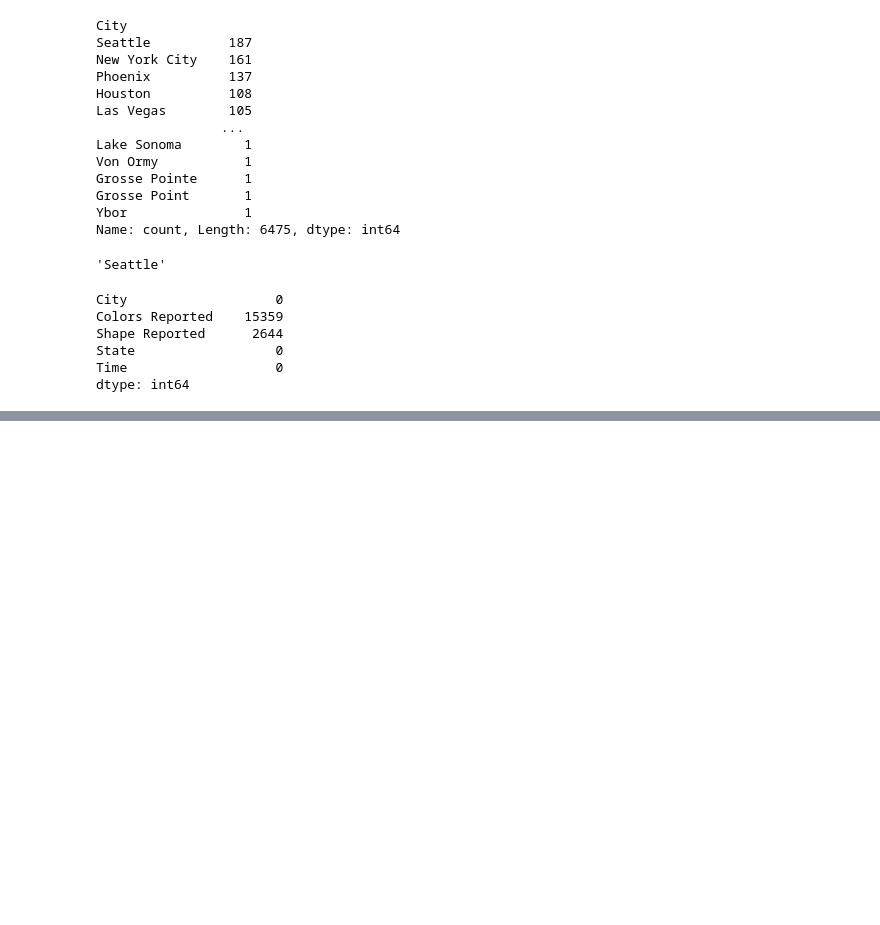
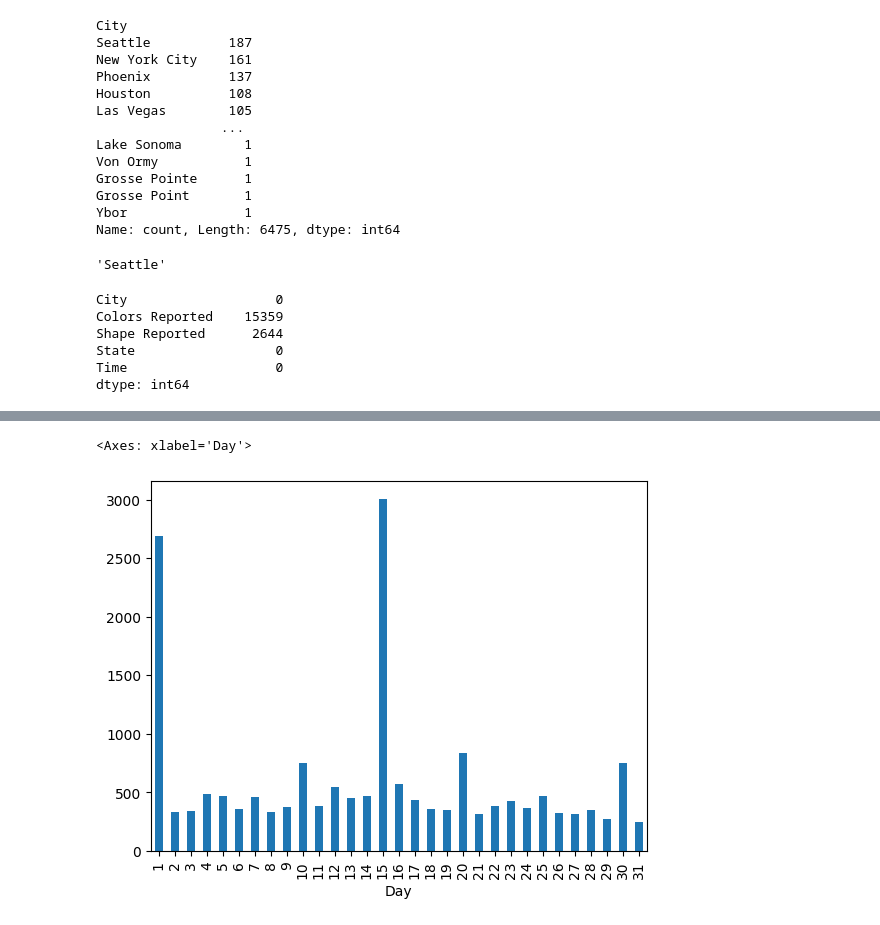
Before and after one commit to durusdogan/DSA201, a Jupyter notebook: Week06/Lecture/pandas_lecture_notes.ipynb, the cells around one changed output, grey strips where cells are left out. Cells and saved outputs as stored; diff of their text form; code cells hidden in the pictures; blank space fills up the shorter version.

```diff
--- a/Week06/Lecture/pandas_lecture_notes.ipynb
+++ b/Week06/Lecture/pandas_lecture_notes.ipynb
@@ -407,0 +669,5 @@ dtype: int64
+# %%
+ufos["Day"].value_counts().sort_index().plot(kind="bar")
+# %% [output]
+<Axes: xlabel='Day'>
+[figure, added]
```
Also changed, not shown: parts of 60 cells of this notebook.
